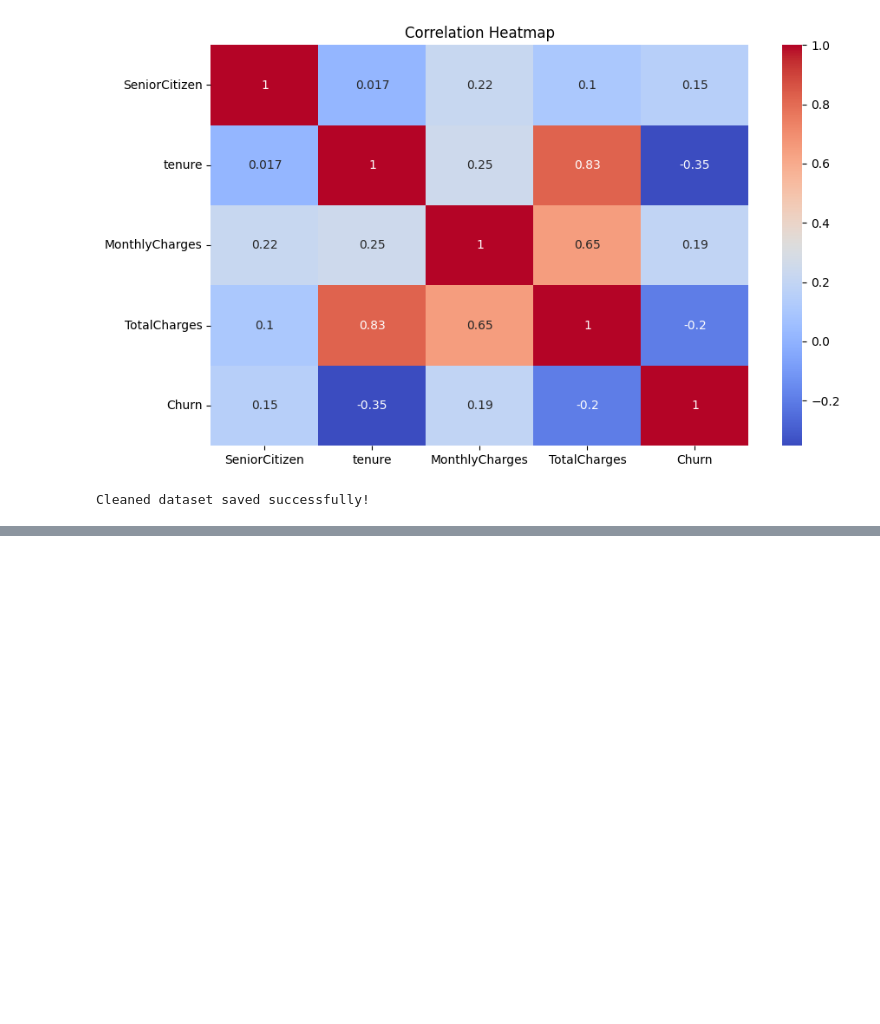
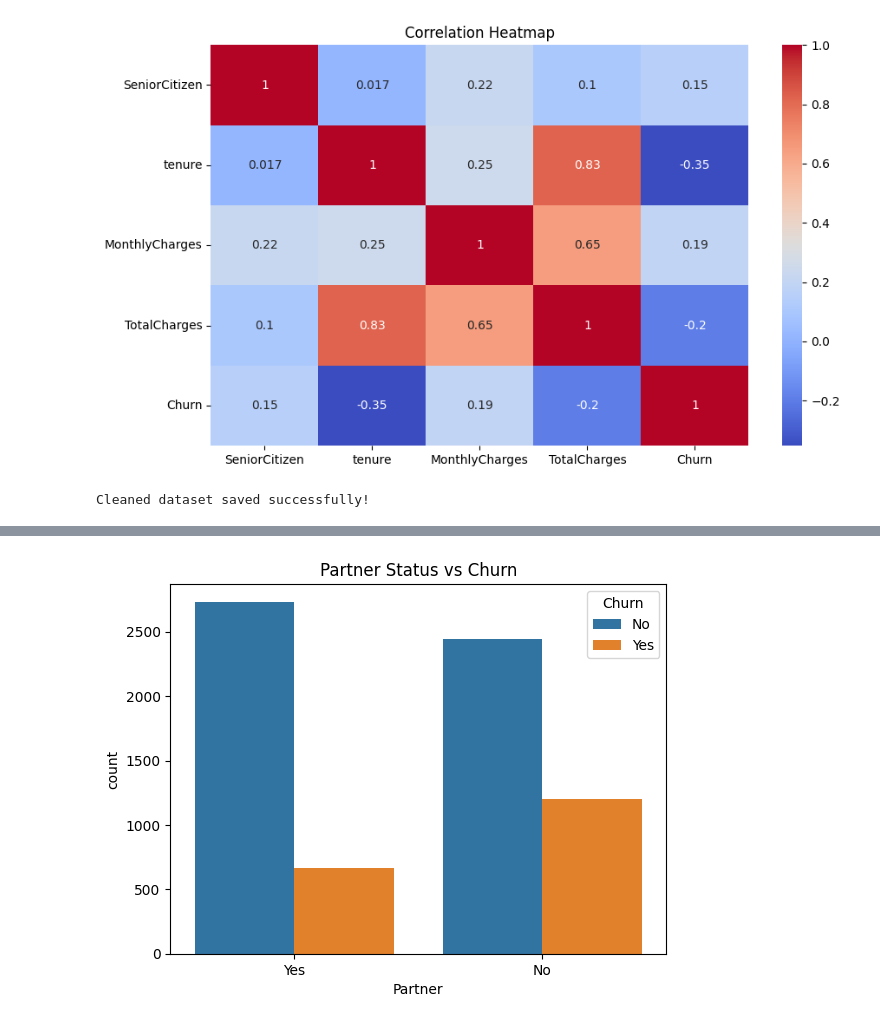
Before and after one commit to Sujitha-Anbazhagan/Data_Analytics_Internship, a Jupyter notebook: notebooks/01_EDA.ipynb, the cells around one changed output, grey strips where cells are left out. Cells and saved outputs as stored; diff of their text form; code cells hidden in the pictures; blank space fills up the shorter version.

```diff
--- a/notebooks/01_EDA.ipynb
+++ b/notebooks/01_EDA.ipynb
@@ -198,0 +365,8 @@ Cleaned dataset saved successfully!
+# %%
+sns.countplot(x='Partner', hue='Churn', data=df)
+
+plt.title('Partner Status vs Churn')
+
+plt.show()
+# %% [output]
+[figure, added]
```
Also changed, not shown: parts of 33 cells of this notebook.
